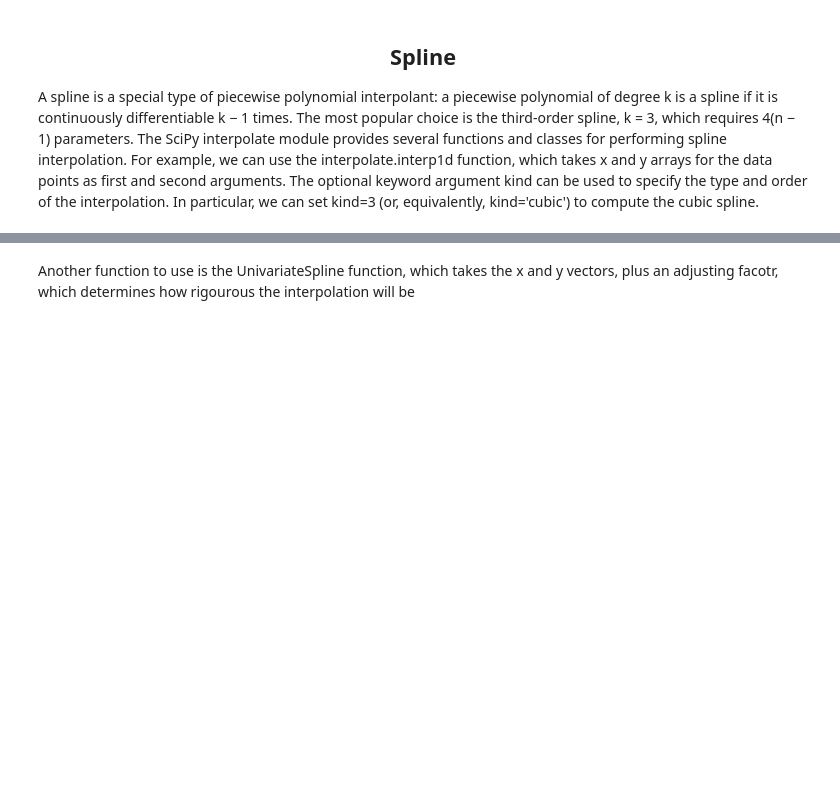
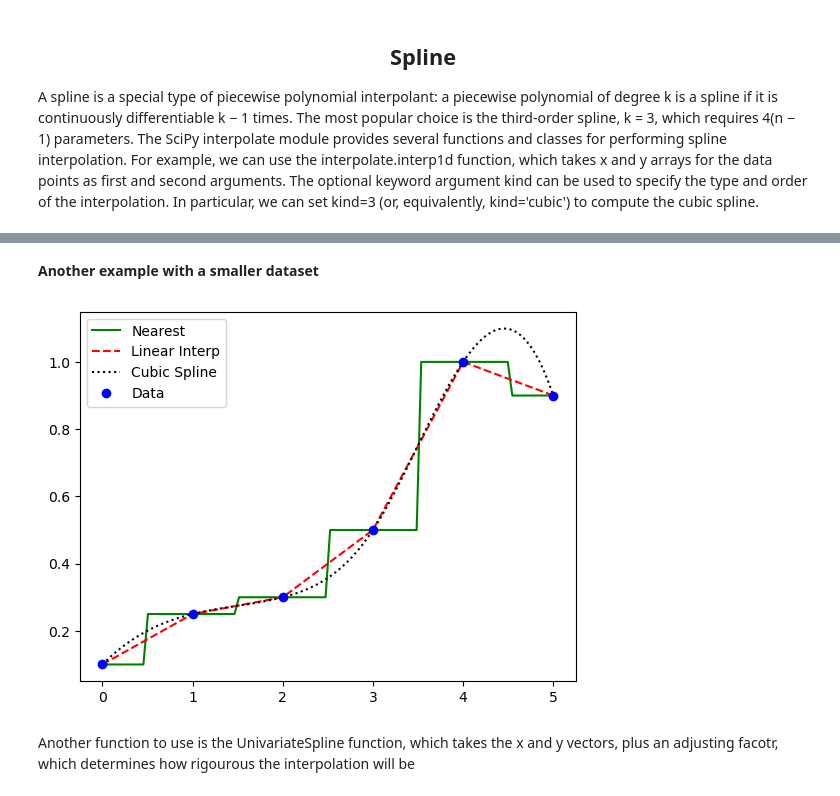
Before and after one commit to SimRey/Numerical-Python, a Jupyter notebook: 5. Interpolation/02-Spline.ipynb, the cells around one changed output, grey strips where cells are left out. Cells and saved outputs as stored; diff of their text form; code cells hidden in the pictures; blank space fills up the shorter version.

```diff
--- a/5. Interpolation/02-Spline.ipynb
+++ b/5. Interpolation/02-Spline.ipynb
@@ -35,3 +36,22 @@ plt.show()
+# %% [markdown]
+**Another example with a smaller dataset**
+# %%
+a = np.array([0,1,2,3,4,5])
+b = np.array([0.1,0.25,0.3,0.5,1.0,0.9])
+
+ap = np.linspace(0,5,100)
+b1 = interpolate.interp1d(a,b,kind='nearest')
+b2 = interpolate.interp1d(a,b,kind=1)
+b3 = interpolate.interp1d(a,b,kind=3)
+
+plt.plot(ap,b1(ap),'g-',label='Nearest')
+plt.plot(ap,b2(ap),'r--',label='Linear Interp')
+plt.plot(ap,b3(ap),'k:',label='Cubic Spline')
+plt.plot(a,b,'bo',label='Data')
+plt.legend()
+plt.show()
+# %% [output]
+[figure, added]
 # %% [markdown]
 Another function to use is the UnivariateSpline function, which takes the x and y vectors, plus an adjusting facotr, which determines how rigourous the interpolation will be
 # %%
```
Also changed, not shown: parts of 9 cells of this notebook, 5 other files.
